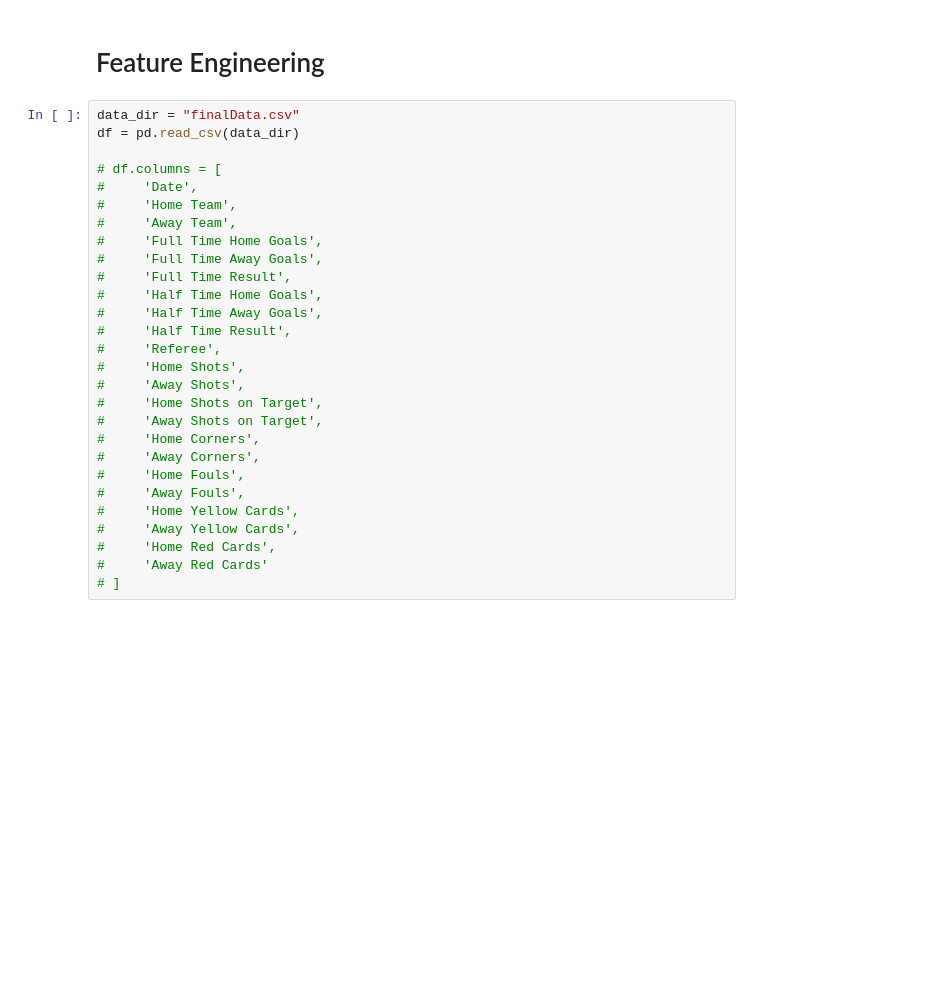
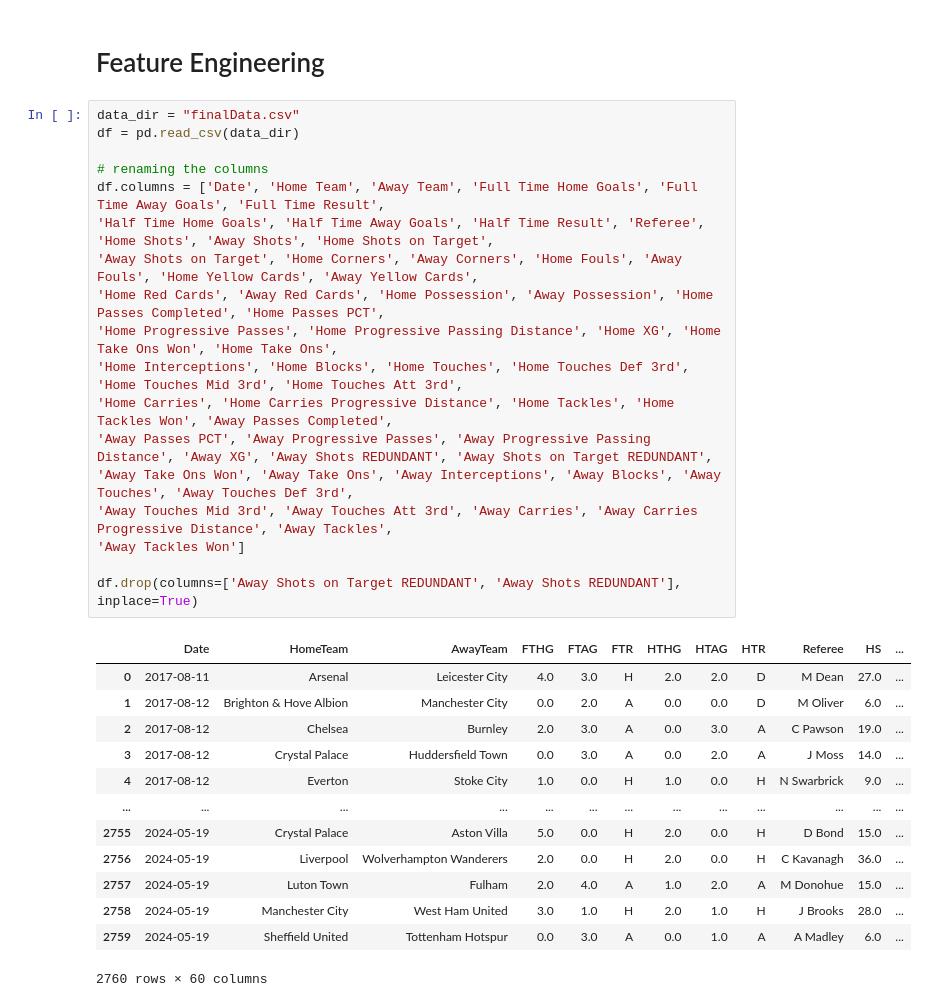
Before and after one commit to urasil/football-prediction, a Jupyter notebook: final_data_selection.ipynb, the cells around one changed output. Drawn from its saved outputs; the diff is of its cells as text; blank space fills up the shorter version.

```diff
--- a/final_data_selection.ipynb
+++ b/final_data_selection.ipynb
@@ -7,28 +7,32 @@ from sklearn.preprocessing import MinMaxScaler, LabelEncoder, StandardScaler
 # %%
 data_dir = "finalData.csv"
 df = pd.read_csv(data_dir)
 
-# df.columns = [
-#     'Date',
-#     'Home Team',
-#     'Away Team',
-#     'Full Time Home Goals',
-#     'Full Time Away Goals',
-#     'Full Time Result',
-#     'Half Time Home Goals',
-#     'Half Time Away Goals',
-#     'Half Time Result',
-#     'Referee',
-#     'Home Shots',
-#     'Away Shots',
-#     'Home Shots on Target',
-#     'Away Shots on Target',
-#     'Home Corners',
-#     'Away Corners',
-#     'Home Fouls',
-#     'Away Fouls',
-#     'Home Yellow Cards',
-#     'Away Yellow Cards',
-#     'Home Red Cards',
-#     'Away Red Cards'
-# ]
+# renaming the columns
+df.columns = ['Date', 'Home Team', 'Away Team', 'Full Time Home Goals', 'Full Time Away Goals', 'Full Time Result',
+'Half Time Home Goals', 'Half Time Away Goals', 'Half Time Result', 'Referee', 'Home Shots', 'Away Shots', 'Home Shots on Target',
+'Away Shots on Target', 'Home Corners', 'Away Corners', 'Home Fouls', 'Away Fouls', 'Home Yellow Cards', 'Away Yellow Cards',
+'Home Red Cards', 'Away Red Cards', 'Home Possession', 'Away Possession', 'Home Passes Completed', 'Home Passes PCT',
+'Home Progressive Passes', 'Home Progressive Passing Distance', 'Home XG', 'Home Take Ons Won', 'Home Take Ons',
+'Home Interceptions', 'Home Blocks', 'Home Touches', 'Home Touches Def 3rd', 'Home Touches Mid 3rd', 'Home Touches Att 3rd',
+'Home Carries', 'Home Carries Progressive Distance', 'Home Tackles', 'Home Tackles Won', 'Away Passes Completed',
+'Away Passes PCT', 'Away Progressive Passes', 'Away Progressive Passing Distance', 'Away XG', 'Away Shots REDUNDANT', 'Away Shots on Target REDUNDANT',
+'Away Take Ons Won', 'Away Take Ons', 'Away Interceptions', 'Away Blocks', 'Away Touches', 'Away Touches Def 3rd',
+'Away Touches Mid 3rd', 'Away Touches Att 3rd', 'Away Carries', 'Away Carries Progressive Distance', 'Away Tackles',
+'Away Tackles Won']
+
+df.drop(columns=['Away Shots on Target REDUNDANT', 'Away Shots REDUNDANT'], inplace=True)
+# %% [output]
+|  | Date | HomeTeam | AwayTeam | FTHG | FTAG | FTR | HTHG | HTAG | HTR | Referee | HS | ... |
+| 0 | 2017-08-11 | Arsenal | Leicester City | 4.0 | 3.0 | H | 2.0 | 2.0 | D | M Dean | 27.0 | ... |
+| 1 | 2017-08-12 | Brighton & Hove Albion | Manchester City | 0.0 | 2.0 | A | 0.0 | 0.0 | D | M Oliver | 6.0 | ... |
+| 2 | 2017-08-12 | Chelsea | Burnley | 2.0 | 3.0 | A | 0.0 | 3.0 | A | C Pawson | 19.0 | ... |
+| 3 | 2017-08-12 | Crystal Palace | Huddersfield Town | 0.0 | 3.0 | A | 0.0 | 2.0 | A | J Moss | 14.0 | ... |
+| 4 | 2017-08-12 | Everton | Stoke City | 1.0 | 0.0 | H | 1.0 | 0.0 | H | N Swarbrick | 9.0 | ... |
+| ... | ... | ... | ... | ... | ... | ... | ... | ... | ... | ... | ... | ... |
+| 2755 | 2024-05-19 | Crystal Palace | Aston Villa | 5.0 | 0.0 | H | 2.0 | 0.0 | H | D Bond | 15.0 | ... |
+| 2756 | 2024-05-19 | Liverpool | Wolverhampton Wanderers | 2.0 | 0.0 | H | 2.0 | 0.0 | H | C Kavanagh | 36.0 | ... |
+| 2757 | 2024-05-19 | Luton Town | Fulham | 2.0 | 4.0 | A | 1.0 | 2.0 | A | M Donohue | 15.0 | ... |
+| 2758 | 2024-05-19 | Manchester City | West Ham United | 3.0 | 1.0 | H | 2.0 | 1.0 | H | J Brooks | 28.0 | ... |
+| 2759 | 2024-05-19 | Sheffield United | Tottenham Hotspur | 0.0 | 3.0 | A | 0.0 | 1.0 | A | A Madley | 6.0 | ... |
+2760 rows × 60 columns
```
Also changed, not shown: parts of 2 cells of this notebook, 1 other file.
